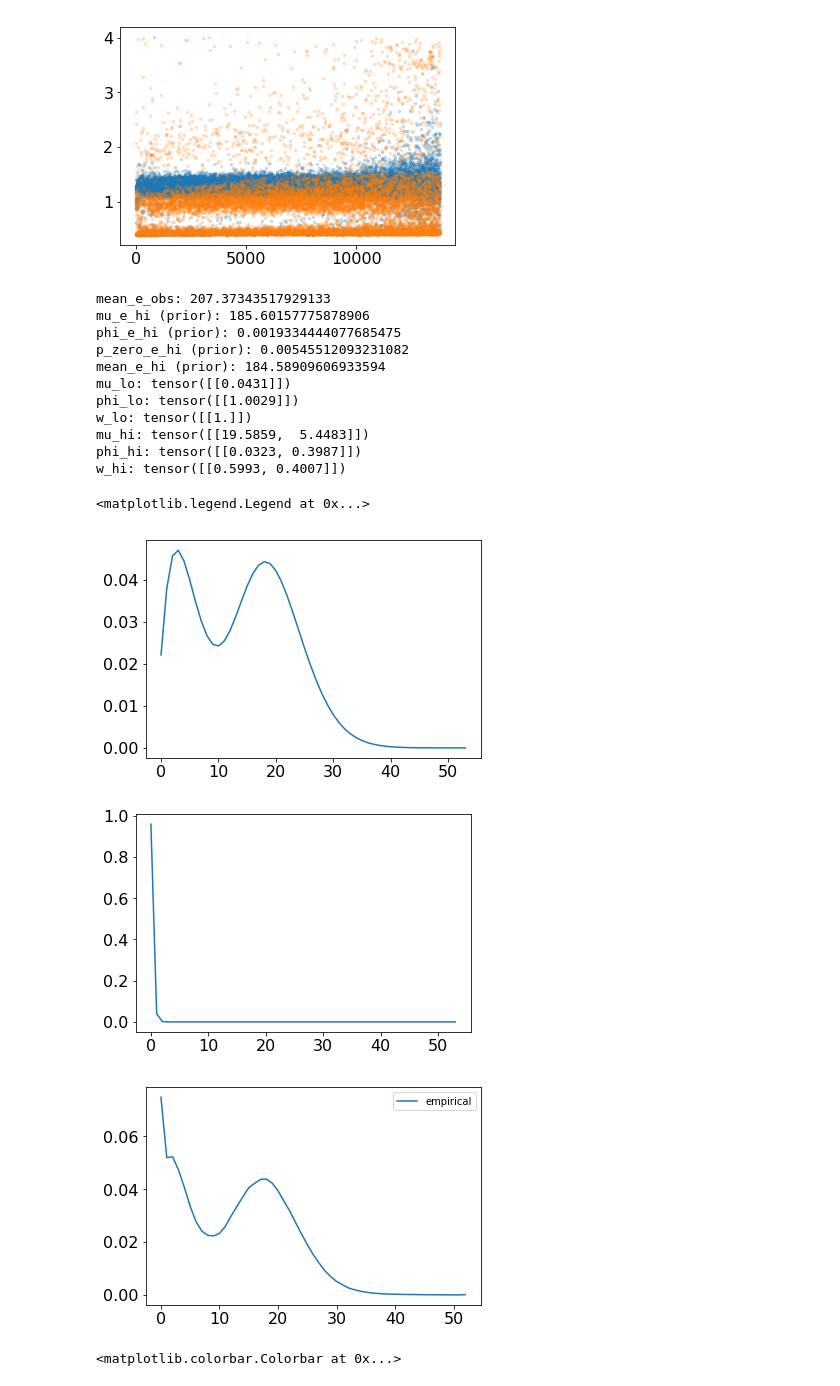
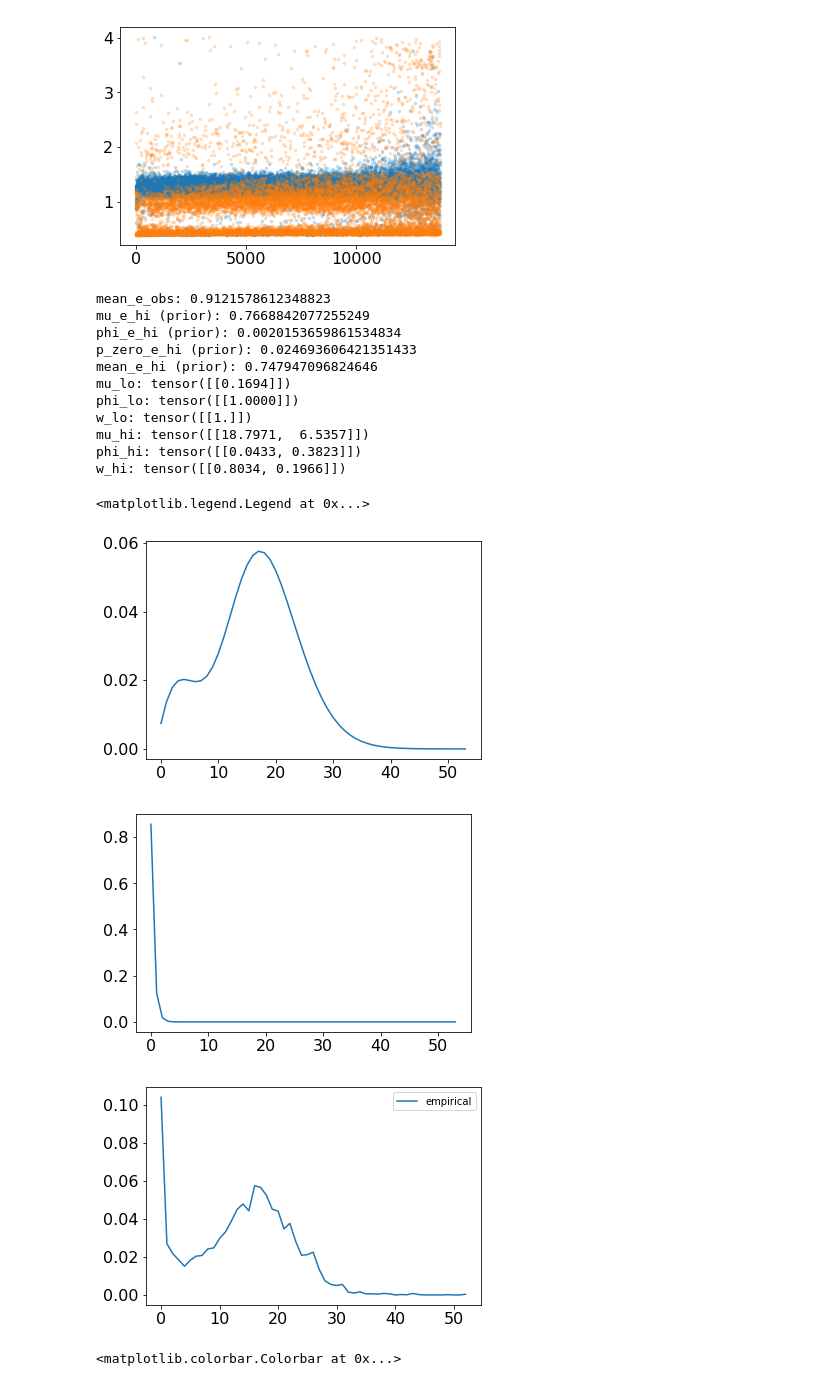
Before and after one commit to broadinstitute/CellBender, a Jupyter notebook: proto/chimera/notebooks/sc_fsd_mixture_model.ipynb, the cells around one changed output. Drawn from its saved outputs; the diff is of its cells as text; code cells hidden in the pictures.

```diff
--- a/proto/chimera/notebooks/sc_fsd_mixture_model.ipynb
+++ b/proto/chimera/notebooks/sc_fsd_mixture_model.ipynb
@@ -562,7 +562,7 @@ plt.plot(x[:, 1], alpha=0.2, lw=0, marker='.', markersize=5)
 [<matplotlib.lines.Line2D at 0x...>]
 [figure]
 # %%
-gene_index = 0
+gene_index = 400
 # cell_shard_size = 200
 
 # exploration_e_lo_sum_width = training_e_lo_sum_width
@@ -644,46 +644,46 @@ print('mean_e_hi (prior):', e_hi_prior_dist.mean[gene_index].item())
 for k, v in fsd_params_dict.items():
     print(f"{k}: {v.clone().detach().cpu()}")
 
 
 fig = plt.figure()
 p_hi = dist_hi.log_prob(torch.arange(0, sc_fingerprint_datastore.max_family_size + 1).float().cuda()).detach().cpu().exp().numpy().flatten()
 plt.plot(p_hi)
 
 fig = plt.figure()
 p_lo = dist_lo.log_prob(torch.arange(0, sc_fingerprint_datastore.max_family_size + 1).float().cuda()).detach().cpu().exp().numpy().flatten()
 plt.plot(p_lo)
 
 
 empircal_fsd = sc_fingerprint_datastore.fingerprint_array[:, gene_index, :]
 empircal_fsd = empircal_fsd / (1e-12 + np.sum(empircal_fsd, -1)[:, None])
 empircal_fsd = np.sum(empircal_fsd, 0)
 empircal_fsd = empircal_fsd / np.sum(empircal_fsd)
 
 # model_fsd = e_obs[:, None] * np.exp(expr_dict['fit_log_prob_map'])
 # model_fsd = model_fsd / (1e-12 + np.sum(model_fsd, -1)[:, None])
 # model_fsd = np.sum(model_fsd, 0)
 # model_fsd = model_fsd / np.sum(model_fsd)
 
 plt.figure()
 plt.plot(empircal_fsd, label='empirical')
 # plt.plot(model_fsd, label='model')
 plt.legend()
 # %% [output]
-mean_e_obs: 207.37343517929133
-mu_e_hi (prior): 185.60157775878906
-phi_e_hi (prior): 0.0019334444077685475
-p_zero_e_hi (prior): 0.00545512093231082
-mean_e_hi (prior): 184.58909606933594
-mu_lo: tensor([[0.0431]])
-phi_lo: tensor([[1.0029]])
+mean_e_obs: 0.9121578612348823
+mu_e_hi (prior): 0.7668842077255249
+phi_e_hi (prior): 0.0020153659861534834
+p_zero_e_hi (prior): 0.024693606421351433
+mean_e_hi (prior): 0.747947096824646
+mu_lo: tensor([[0.1694]])
+phi_lo: tensor([[1.0000]])
 w_lo: tensor([[1.]])
-mu_hi: tensor([[19.5859,  5.4483]])
-phi_hi: tensor([[0.0323, 0.3987]])
-w_hi: tensor([[0.5993, 0.4007]])
+mu_hi: tensor([[18.7971,  6.5357]])
+phi_hi: tensor([[0.0433, 0.3823]])
+w_hi: tensor([[0.8034, 0.1966]])
 <matplotlib.legend.Legend at 0x...>
-[figure, old version]
+[figure, new version]
-[figure, old version]
+[figure, new version]
-[figure, old version]
+[figure, new version]
 # %%
 # plt.figure(figsize=(18,4))
 
```
